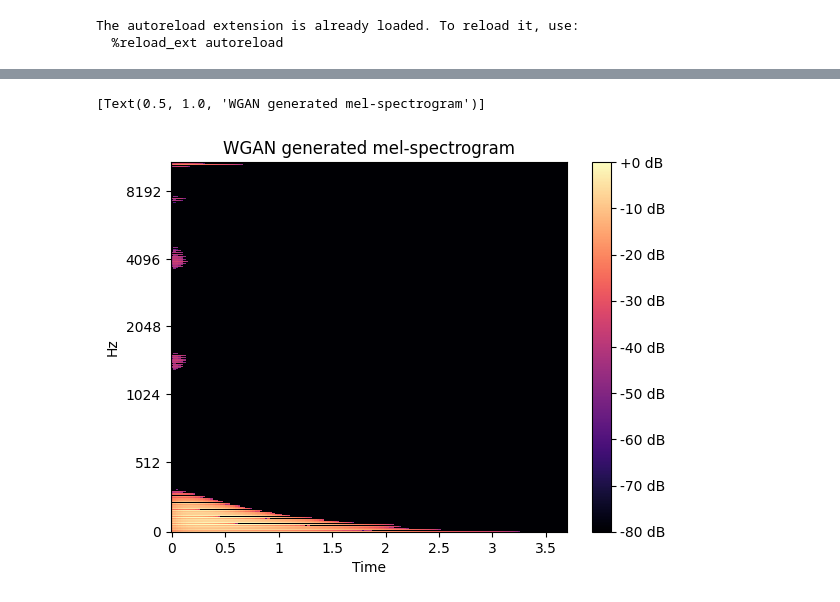
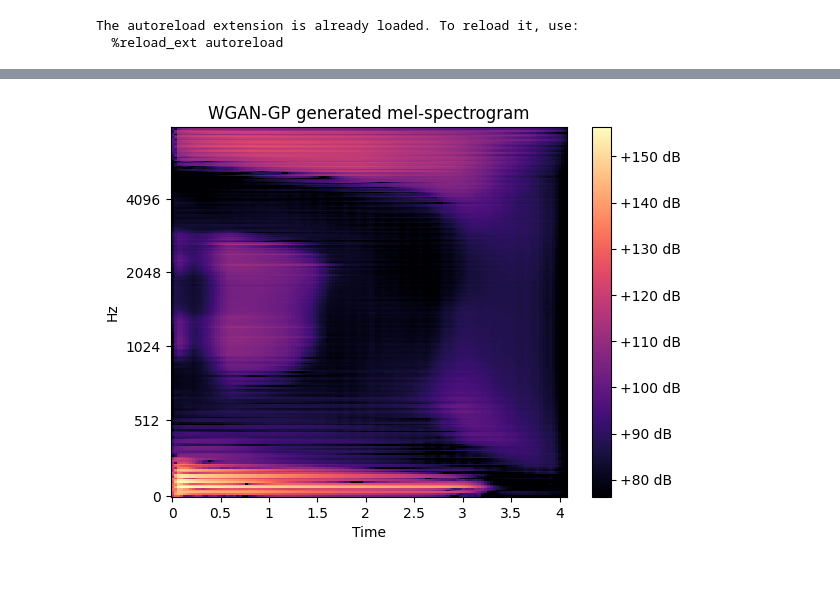
Before and after one commit to Michal2711/MusicSamplesGenerator, a Jupyter notebook: notebooks/8-test_WGAN.ipynb, the cells around one changed output, grey strips where cells are left out. Drawn from its saved outputs; the diff is of its cells as text; code cells hidden in the pictures.

```diff
--- a/notebooks/8-test_WGAN.ipynb
+++ b/notebooks/8-test_WGAN.ipynb
@@ -16,6 +17,6 @@ import librosa
 import soundfile as sf
 from torch.utils.data import DataLoader
 # %%
-dataset = AudioSpectrogramDataset(base_directory=base_directory, spectro_type='mel')
+dataset = AudioSpectrogramDataset(base_directory=base_directory, spectro_type='mel', conditions_path=conditions_path)
 dataloader = DataLoader(dataset, batch_size=batch_size, shuffle=True)
 # %%
@@ -104,18 +106,48 @@ generated_spectrogram = Music_WPGAN.generator(z)
-# %%
-spectrogram = generated_spectrogram.cpu().detach().numpy()
-spectrogram = spectrogram.squeeze()
 # %%
 import matplotlib.pyplot as plt
 import numpy as np
 
-fig, ax = plt.subplots()
+def plot_spectrogram(spectrogram):
+    fig, ax = plt.subplots()
 
-S_dB = librosa.power_to_db(spectrogram, ref=np.max)
-img = librosa.display.specshow(S_dB, x_axis='time', y_axis='mel', sr=22050, ax=ax)
-fig.colorbar(img, ax=ax, format='%+2.0f dB')
-ax.set(title='WGAN generated mel-spectrogram')
-
-# plt.show()
+    S_dB = librosa.amplitude_to_db(spectrogram, ref=np.min)
+    img = librosa.display.specshow(S_dB, x_axis='time', y_axis='mel', sr=16000, ax=ax)
+    fig.colorbar(img, ax=ax, format='%+2.0f dB')
+    ax.set(title='WGAN-GP generated mel-spectrogram')
-# %% [output]
-[Text(0.5, 1.0, 'WGAN generated mel-spectrogram')]
-[figure, removed]
+# %%
+bass_feature_vector = torch.zeros(1, 11)
+keyboard_feature_vector = torch.zeros(1, 11)
+bass_indices = [0]
+keyboard_indices = [4]
+bass_feature_vector[0, bass_indices] = 1
+keyboard_feature_vector[0, keyboard_indices] = 1
+# %%
+def generate_spectrogram():
+
+    bass_feature_vector = torch.zeros(1, 11)
+    keyboard_feature_vector = torch.zeros(1, 11)
+    bass_indices = [0]
+    keyboard_indices = [4]
+    bass_feature_vector[0, bass_indices] = 1
+    keyboard_feature_vector[0, keyboard_indices] = 1
+
+    bass_feature_vector = bass_feature_vector.view(1, 11, 1, 1).to(Music_WPGAN.device)
+    keyboard_feature_vector = keyboard_feature_vector.view(1, 11, 1, 1).to(Music_WPGAN.device)
+
+    z = torch.randn(1, Music_WPGAN.latent_dim, 1, 1).to(Music_WPGAN.device)
+    if Music_WPGAN.acgan:
+        random_feature_vector = Music_WPGAN.classification_criterion.create_random_feature_vectors(b_size=1)
+        random_feature_vector = random_feature_vector.view(1, -1, 1, 1).to(Music_WPGAN.device)
+        z = torch.cat((z, random_feature_vector), dim=1)
+        # z = torch.cat((z, bass_feature_vector), dim=1)
+    generated_spectrogram = Music_WPGAN.generator(z)
+
+    spectrogram = generated_spectrogram.cpu().detach()
+    spectrogram = spectrogram.squeeze()
+
+    return spectrogram
+# %%
+spectrogram = generate_spectrogram()
+plot_spectrogram(spectrogram)
+# %% [output]
+[figure, added]
```
Also changed, not shown: parts of 11 cells of this notebook, 36 other files.
